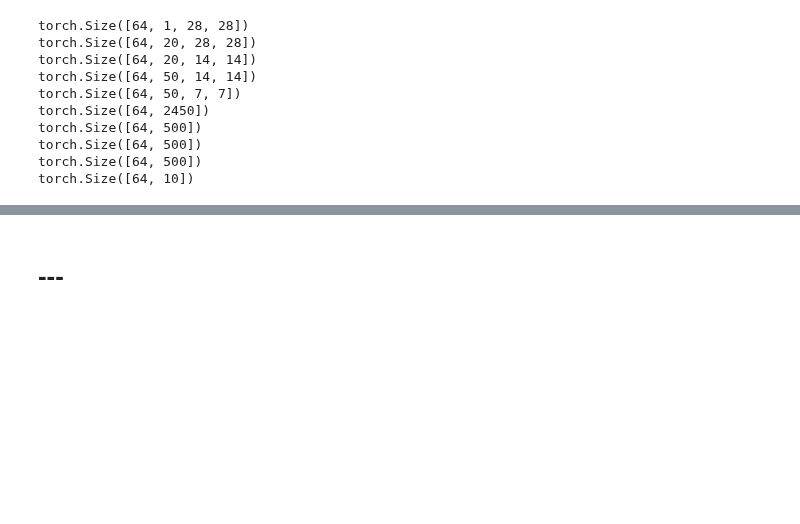
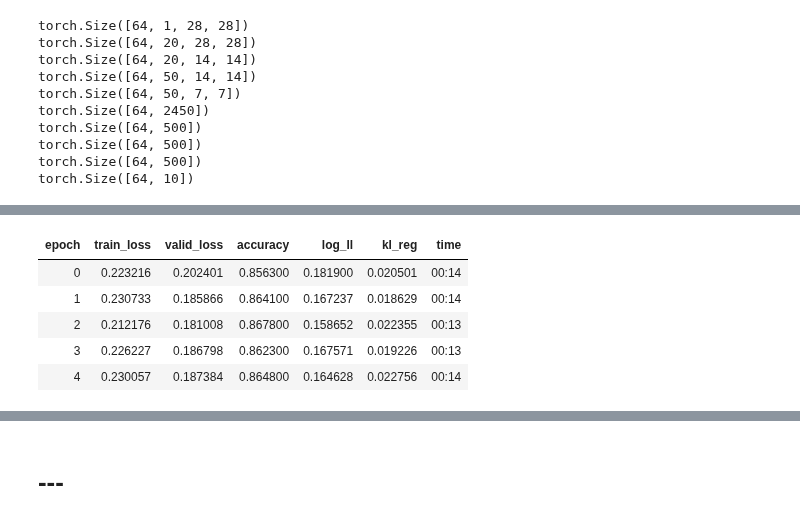
Before and after one commit to renato145/ClassificationUncertainty, a Jupyter notebook: main.ipynb, the cells around one changed output, grey strips where cells are left out. Drawn from its saved outputs; the diff is of its cells as text; code cells hidden in the pictures; blank space fills up the shorter version.

```diff
--- a/main.ipynb
+++ b/main.ipynb
@@ -88,0 +161,11 @@ plt.tight_layout()
+# %%
+edl_learner.fit(5, 1e-3)
+edl_learner.save('edl_model')
+# edl_learner.load('edl_model');
+# %% [output]
+| epoch | train_loss | valid_loss | accuracy | log_ll | kl_reg | time |
+| 0 | 0.223216 | 0.202401 | 0.856300 | 0.181900 | 0.020501 | 00:14 |
+| 1 | 0.230733 | 0.185866 | 0.864100 | 0.167237 | 0.018629 | 00:14 |
+| 2 | 0.212176 | 0.181008 | 0.867800 | 0.158652 | 0.022355 | 00:13 |
+| 3 | 0.226227 | 0.186798 | 0.862300 | 0.167571 | 0.019226 | 00:13 |
+| 4 | 0.230057 | 0.187384 | 0.864800 | 0.164628 | 0.022756 | 00:14 |
```
Also changed, not shown: parts of 15 cells of this notebook.
